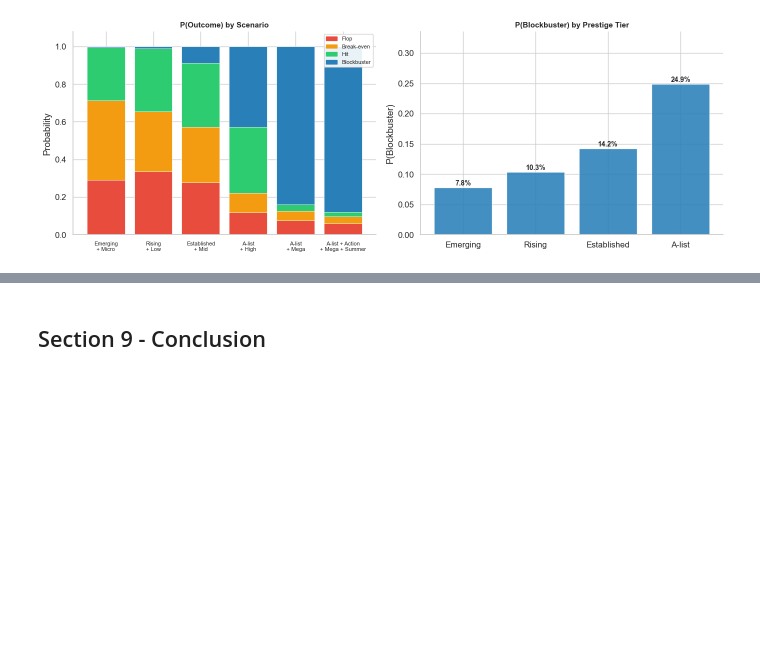
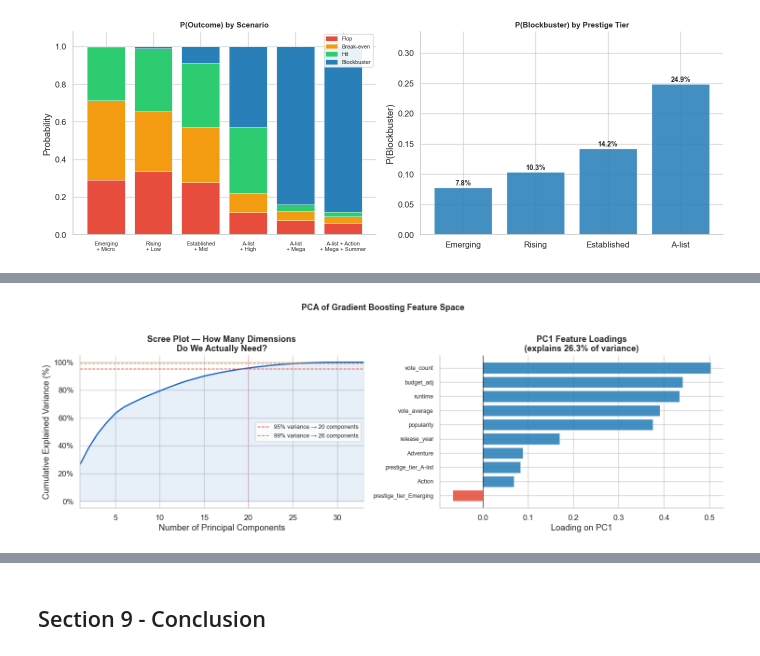
Before and after one commit to stefhooy/box-office-bayesian, a Jupyter notebook: blockbuster_formula_version_2.ipynb, the cells around one changed output, grey strips where cells are left out. Drawn from its saved outputs; the diff is of its cells as text; code cells hidden in the pictures; blank space fills up the shorter version.

```diff
--- a/blockbuster_formula_version_2.ipynb
+++ b/blockbuster_formula_version_2.ipynb
@@ -1346,0 +1646,76 @@ plt.show()
+# %%
+# PCA on the Gradient Boosting feature space
+# Answers: how many independent dimensions actually drive blockbuster prediction?
+from sklearn.decomposition import PCA
+import matplotlib.ticker as mticker
+
+# Extract the preprocessed feature matrix (all pipeline steps before the classifier)
+X_train_transformed = gb_pipe.named_steps['preprocessor'].transform(X_train_pred)
+feature_names_out   = gb_pipe.named_steps['preprocessor'].get_feature_names_out()
+clean_names = (
+    pd.Series(feature_names_out)
+    .str.replace('num__',          '', regex=False)
+    .str.replace('cat__',          '', regex=False)
+    .str.replace('genres__genre::', '', regex=False)
+    .values
+)
+
+pca    = PCA(random_state=42).fit(X_train_transformed)
+cumvar = np.cumsum(pca.explained_variance_ratio_)
+n95    = int(np.searchsorted(cumvar, 0.95)) + 1
+n99    = int(np.searchsorted(cumvar, 0.99)) + 1
+
+fig, axes = plt.subplots(1, 2, figsize=(15, 5))
+
+# Scree plot — cumulative explained variance
+ax = axes[0]
+ax.plot(range(1, len(cumvar) + 1), cumvar * 100, color='#1565c0', lw=2)
+ax.fill_between(range(1, len(cumvar) + 1), cumvar * 100, alpha=0.1, color='#1565c0')
+ax.axhline(95, color='#e74c3c', linestyle='--', lw=1.2,
+           label=f'95% variance \u2192 {n95} components')
+ax.axhline(99, color='#e67e22', linestyle='--', lw=1.2,
+           label=f'99% variance \u2192 {n99} components')
+ax.axvline(n95, color='#e74c3c', linestyle=':', alpha=0.5)
+ax.set_xlabel('Number of Principal Components')
+ax.set_ylabel('Cumulative Explained Variance (%)')
+ax.set_title('Scree Plot \u2014 How Many Dimensions\nDo We Actually Need?', fontweight='bold')
+ax.yaxis.set_major_formatter(mticker.PercentFormatter())
+ax.legend(fontsize=9)
+ax.set_xlim(1, len(cumvar))
+sns.despine(ax=ax)
+
+# PC1 top-10 feature loadings
+ax2 = axes[1]
+loadings_pc1 = pca.components_[0]
+top_n   = 10
+top_idx = np.argsort(np.abs(loadings_pc1))[-top_n:]
+top_idx = top_idx[np.argsort(loadings_pc1[top_idx])]
+top_vals   = loadings_pc1[top_idx]
+top_labels = clean_names[top_idx]
+bar_colors = ['#2980b9' if v > 0 else '#e74c3c' for v in top_vals]
+
+ax2.barh(range(top_n), top_vals, color=bar_colors, edgecolor='white', alpha=0.88)
+ax2.set_yticks(range(top_n))
+ax2.set_yticklabels(top_labels, fontsize=9)
+ax2.axvline(0, color='black', lw=0.8)
+ax2.set_xlabel('Loading on PC1')
+ax2.set_title(
+    f'PC1 Feature Loadings\n(explains {pca.explained_variance_ratio_[0]*100:.1f}% of variance)',
+    fontweight='bold'
+)
+sns.despine(ax=ax2)
+
+plt.suptitle('PCA of Gradient Boosting Feature Space', fontsize=13, fontweight='bold', y=1.02)
+plt.tight_layout()
+plt.savefig(OUTPUTS_PATH / 'pca_analysis.png', dpi=150, bbox_inches='tight')
+plt.show()
+
+n_features = X_train_transformed.shape[1]
+print(f'Total features after preprocessing : {n_features}')
+print(f'Components for 95% variance        : {n95}  ({n95/n_features*100:.0f}% of features)')
+print(f'Components for 99% variance        : {n99}  ({n99/n_features*100:.0f}% of features)')
+print(f'\nPC1 explains {pca.explained_variance_ratio_[0]*100:.1f}% of variance')
+print(f'PC2 explains {pca.explained_variance_ratio_[1]*100:.1f}% of variance')
+print(f'PC3 explains {pca.explained_variance_ratio_[2]*100:.1f}% of variance')
+# %% [output]
+[figure, added]
```
Also changed, not shown: parts of 22 cells of this notebook, 4 other files.
